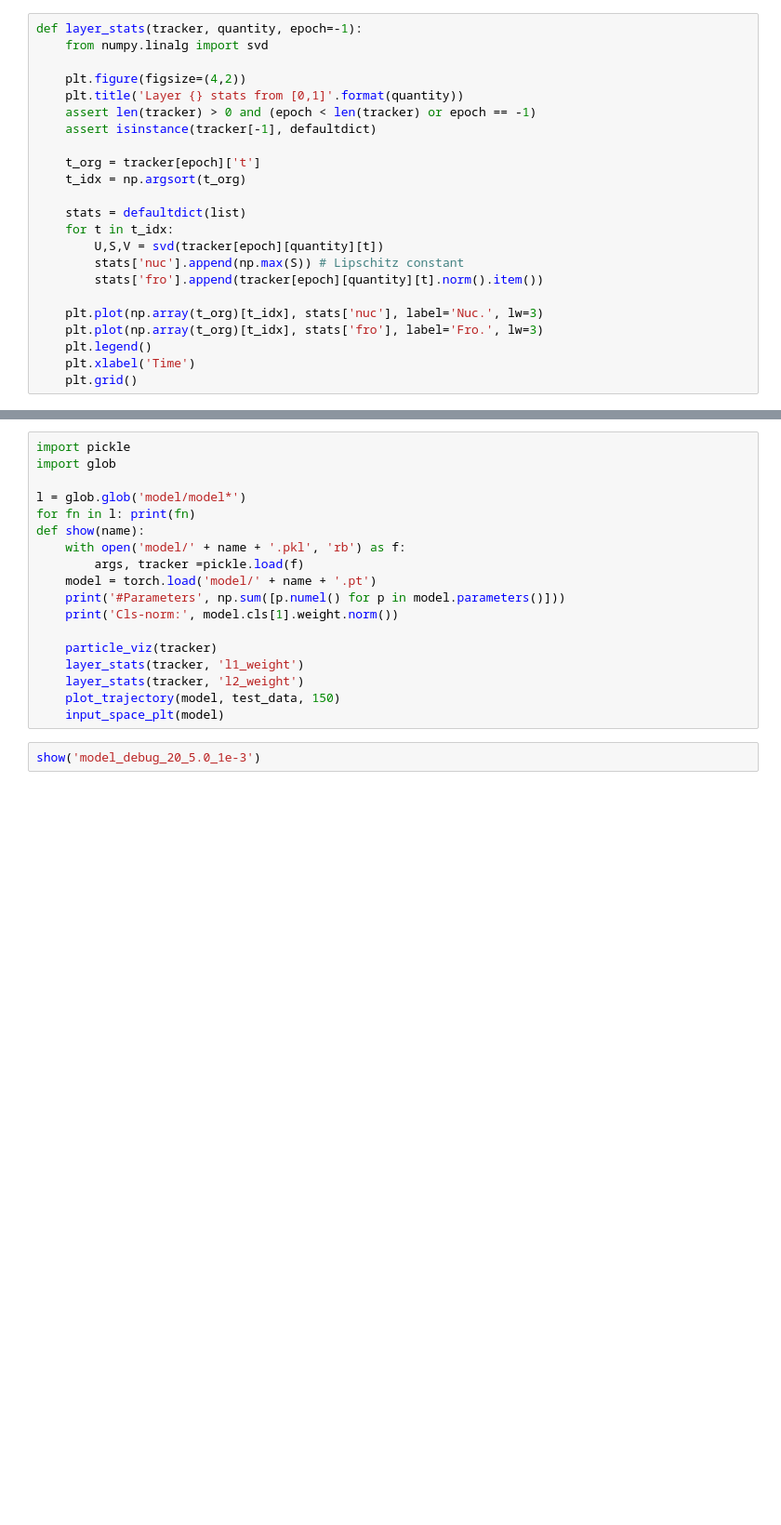
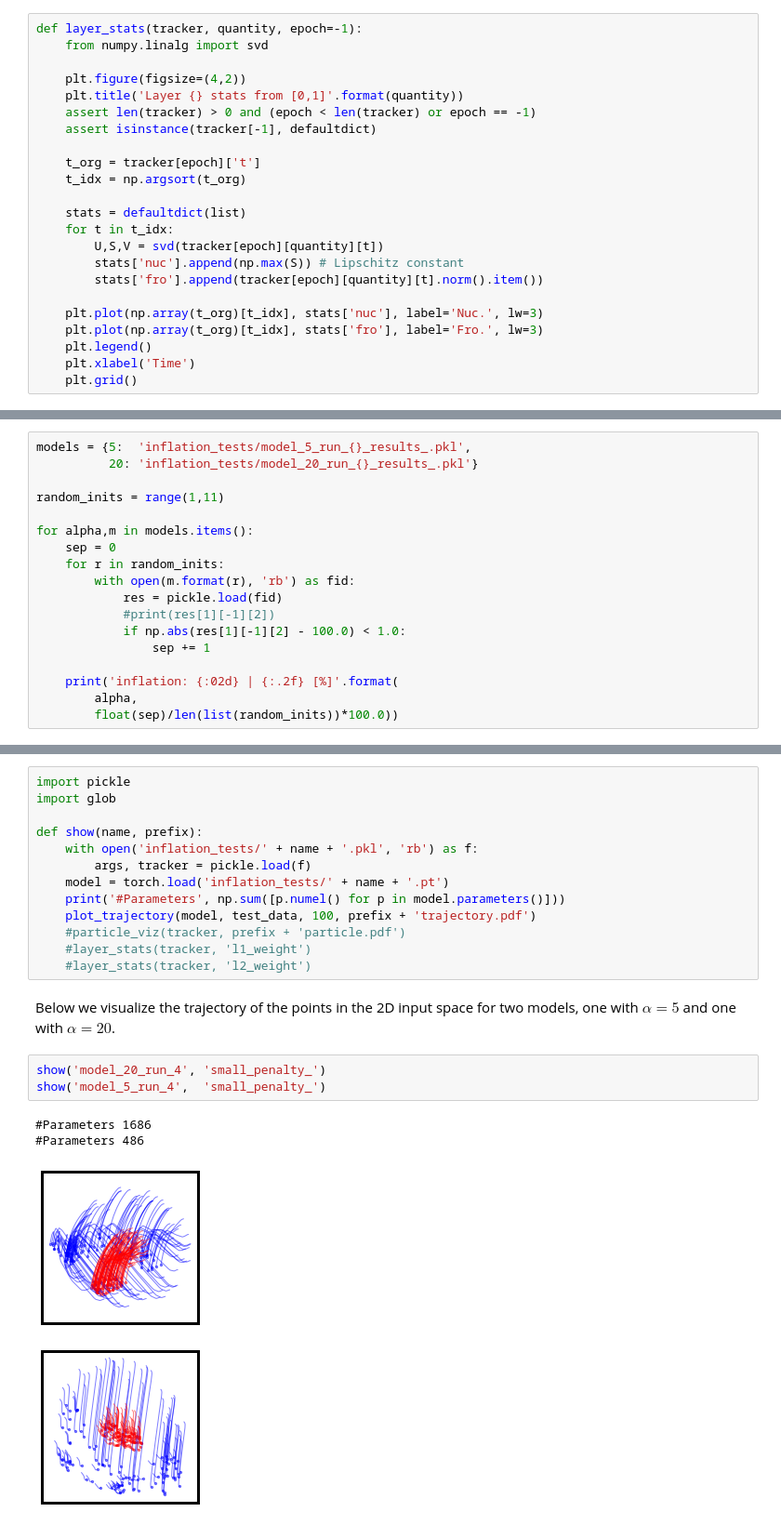
Before and after one commit to uncbiag/neuro_shooting, a Jupyter notebook: demos/ConcentricCircles/ConcentricCircles.ipynb, the cells around one changed output, grey strips where cells are left out. Shown: that part at 93% size. Cells and saved outputs as stored; diff of their text form; blank space fills up the shorter version.

```diff
--- a/demos/ConcentricCircles/ConcentricCircles.ipynb
+++ b/demos/ConcentricCircles/ConcentricCircles.ipynb
@@ -304,0 +191,18 @@ def input_space_plt(model):
+# %%
+models = {5:  'inflation_tests/model_5_run_{}_results_.pkl',
+          20: 'inflation_tests/model_20_run_{}_results_.pkl'}
+
+random_inits = range(1,11)
+
+for alpha,m in models.items():
+    sep = 0
+    for r in random_inits:
+        with open(m.format(r), 'rb') as fid:
+            res = pickle.load(fid)
+            #print(res[1][-1][2])
+            if np.abs(res[1][-1][2] - 100.0) < 1.0:
+                sep += 1
+
+    print('inflation: {:02d} | {:.2f} [%]'.format(
+        alpha,
+        float(sep)/len(list(random_inits))*100.0))
@@ -306,19 +215,22 @@ def input_space_plt(model):
 import pickle
 import glob
 
-l = glob.glob('model/model*')
-for fn in l: print(fn)
-def show(name):
-    with open('model/' + name + '.pkl', 'rb') as f:
-        args, tracker =pickle.load(f)
-    model = torch.load('model/' + name + '.pt')
+def show(name, prefix):
+    with open('inflation_tests/' + name + '.pkl', 'rb') as f:
+        args, tracker = pickle.load(f)
+    model = torch.load('inflation_tests/' + name + '.pt')
     print('#Parameters', np.sum([p.numel() for p in model.parameters()]))
-    print('Cls-norm:', model.cls[1].weight.norm())
-
-    particle_viz(tracker)
-    layer_stats(tracker, 'l1_weight')
-    layer_stats(tracker, 'l2_weight')
-    plot_trajectory(model, test_data, 150)
-    input_space_plt(model)
+    plot_trajectory(model, test_data, 100, prefix + 'trajectory.pdf')
+    #particle_viz(tracker, prefix + 'particle.pdf')
+    #layer_stats(tracker, 'l1_weight')
+    #layer_stats(tracker, 'l2_weight')
-# %%
-show('model_debug_20_5.0_1e-3')
+# %% [markdown]
+Below we visualize the trajectory of the points in the 2D input space for two models, one with $\alpha=5$ and one with $\alpha=20$.
+# %%
+show('model_20_run_4', 'small_penalty_')
+show('model_5_run_4',  'small_penalty_')
+# %% [output]
+#Parameters 1686
+#Parameters 486
+[figure, added]
+[figure, added]
```
Also changed, not shown: parts of 21 cells of this notebook, 10 other files.
